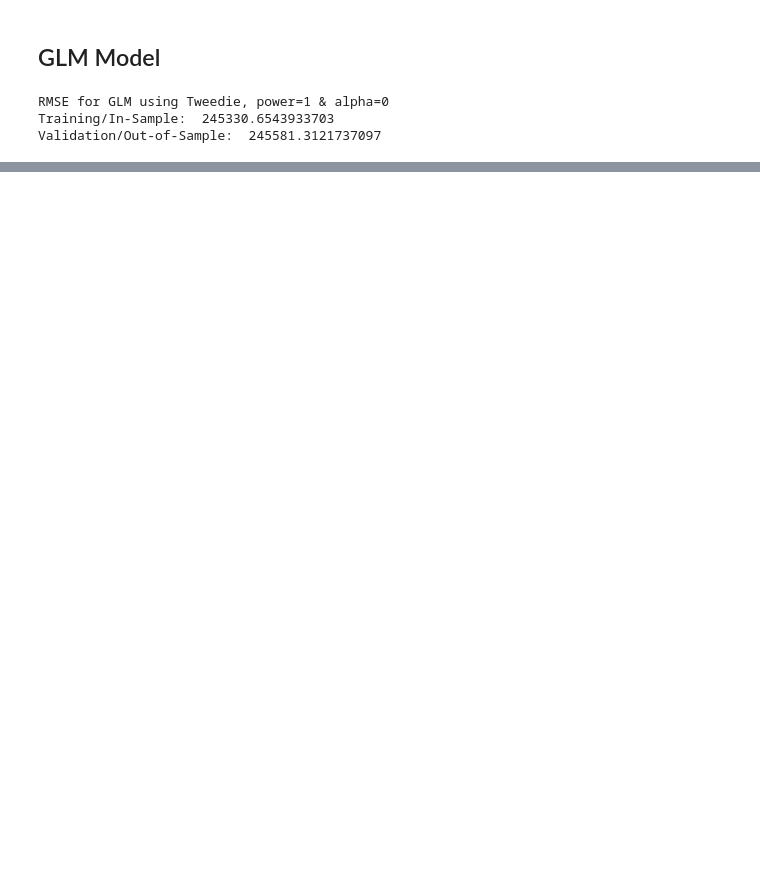
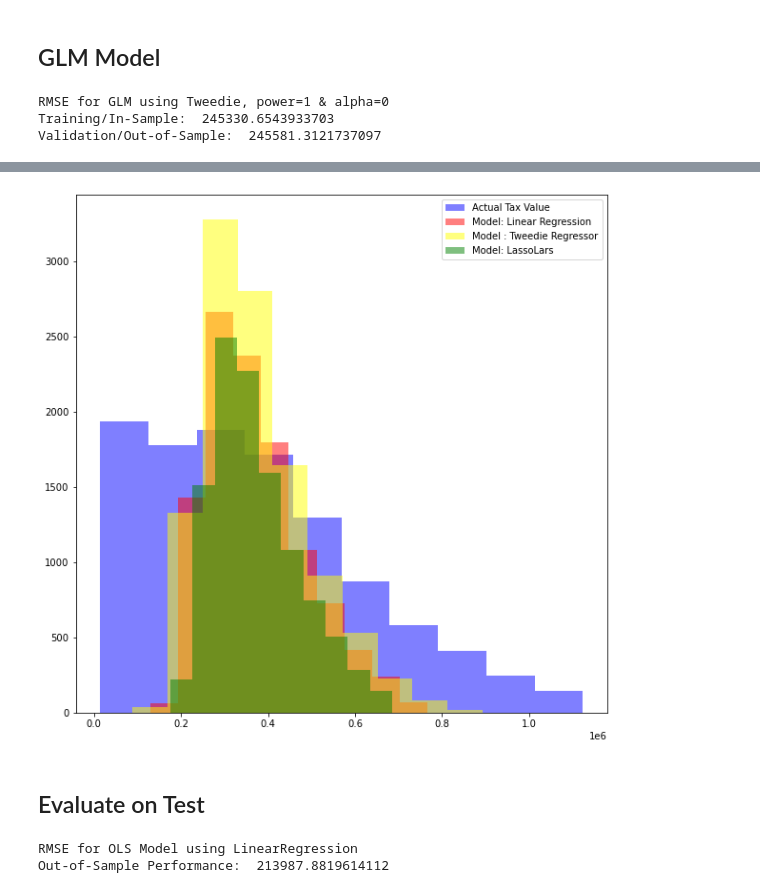
Before and after one commit to wheelerjoshua/zillow_regression_project, a Jupyter notebook: zillow_regression_workbook.ipynb, the cells around one changed output, grey strips where cells are left out. Saved outputs shown, nothing was run; the diff lists cells and outputs as text; code cells hidden in the pictures; blank space fills up the shorter version.

```diff
--- a/zillow_regression_workbook.ipynb
+++ b/zillow_regression_workbook.ipynb
@@ -657,0 +660,10 @@ Validation/Out-of-Sample:  218345.84474288818
+# %%
+# make the polynomial features to get a new set of features
+pf = PolynomialFeatures(degree=2)
+
+# fit and transform X_train_scaled
+X_train_degree2 = pf.fit_transform(X_train)
+
+# transform X_validate_scaled & X_test_scaled
+X_validate_degree2 = pf.transform(X_validate)
+X_test_degree2 = pf.transform(X_test)
@@ -685,0 +767,25 @@ Validation/Out-of-Sample:  245581.3121737097
+# %%
+plt.figure(figsize=(10,10))
+plt.hist(y_validate.taxvaluedollarcnt, color = 'blue',alpha = 0.5, label = 'Actual Tax Value')
+plt.hist(y_validate.taxvalue_pred_lm, color = 'red',alpha = 0.5, label = 'Model: Linear Regression')
+plt.hist(y_validate.taxvalue_pred_lm2, color = 'yellow',alpha = 0.5, label = 'Model : Tweedie Regressor')
+plt.hist(y_validate.taxvalue_pred_lars, color = 'green',alpha=0.5,label='Model: LassoLars')
+
+plt.legend();
+# %% [output]
+[figure, added]
+# %% [markdown]
+## Evaluate on Test
+# %%
+y_test = pd.DataFrame(y_test)
+
+# predict on test
+y_test['taxvalue_pred_lars'] = lm.predict(X_test)
+
+# evaluate: rmse
+rmse_test = mean_squared_error(y_test.taxvaluedollarcnt, y_test.taxvalue_pred_lars)**(1/2)
+
+print("RMSE for OLS Model using LinearRegression\nOut-of-Sample Performance: ", rmse_test)
+# %% [output]
+RMSE for OLS Model using LinearRegression
+Out-of-Sample Performance:  213987.8819614112
```
Also changed, not shown: parts of 9 cells of this notebook.
